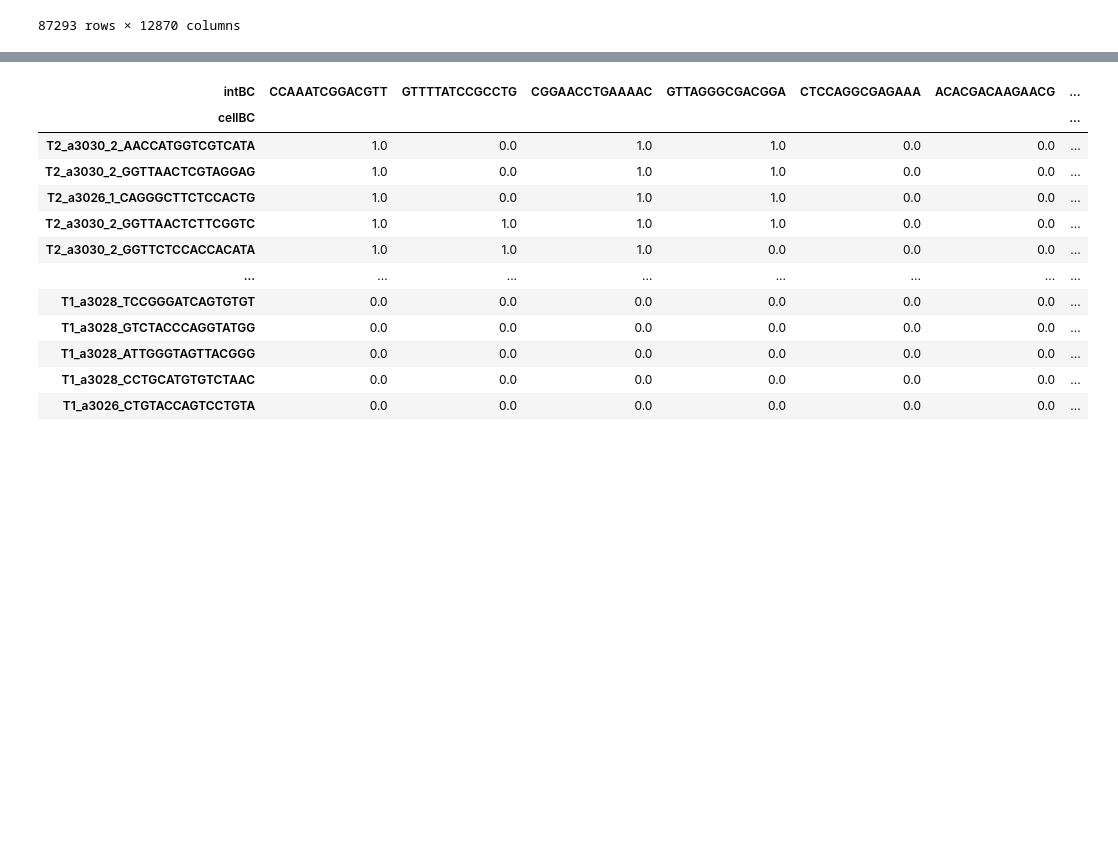
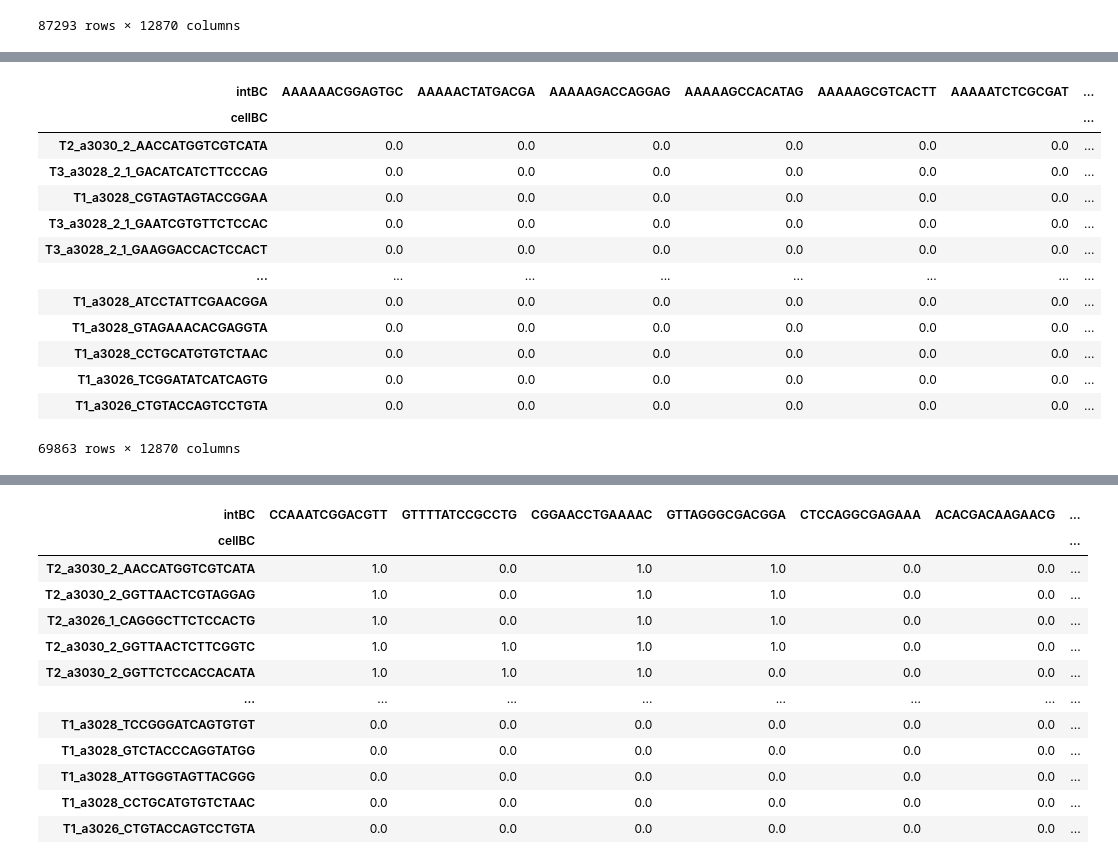
Before and after one commit to liangzhenhou/eTRACER, a Jupyter notebook: LineageTracing/scRNA/step02_clone_detection_and_plot_clonal_dynamics.ipynb, the cells around one changed output, grey strips where cells are left out. Cells and saved outputs as stored; diff of their text form; code cells hidden in the pictures; blank space fills up the shorter version.

```diff
--- a/LineageTracing/scRNA/step02_clone_detection_and_plot_clonal_dynamics.ipynb
+++ b/LineageTracing/scRNA/step02_clone_detection_and_plot_clonal_dynamics.ipynb
@@ -843,0 +899,18 @@ plt.show()
+# %%
+piv_assigned['lineageGrp'] = [ 'C'+str(lineageGrp) for lineageGrp in piv_assigned['lineageGrp']]
+piv_assigned
+# %% [output]
+| intBC | AAAAAACGGAGTGC | AAAAACTATGACGA | AAAAAGACCAGGAG | AAAAAGCCACATAG | AAAAAGCGTCACTT | AAAAATCTCGCGAT | ... |
+| cellBC |  |  |  |  |  |  | ... |
+| T2_a3030_2_AACCATGGTCGTCATA | 0.0 | 0.0 | 0.0 | 0.0 | 0.0 | 0.0 | ... |
+| T3_a3028_2_1_GACATCATCTTCCCAG | 0.0 | 0.0 | 0.0 | 0.0 | 0.0 | 0.0 | ... |
+| T1_a3028_CGTAGTAGTACCGGAA | 0.0 | 0.0 | 0.0 | 0.0 | 0.0 | 0.0 | ... |
+| T3_a3028_2_1_GAATCGTGTTCTCCAC | 0.0 | 0.0 | 0.0 | 0.0 | 0.0 | 0.0 | ... |
+| T3_a3028_2_1_GAAGGACCACTCCACT | 0.0 | 0.0 | 0.0 | 0.0 | 0.0 | 0.0 | ... |
+| ... | ... | ... | ... | ... | ... | ... | ... |
+| T1_a3028_ATCCTATTCGAACGGA | 0.0 | 0.0 | 0.0 | 0.0 | 0.0 | 0.0 | ... |
+| T1_a3028_GTAGAAACACGAGGTA | 0.0 | 0.0 | 0.0 | 0.0 | 0.0 | 0.0 | ... |
+| T1_a3028_CCTGCATGTGTCTAAC | 0.0 | 0.0 | 0.0 | 0.0 | 0.0 | 0.0 | ... |
+| T1_a3026_TCGGATATCATCAGTG | 0.0 | 0.0 | 0.0 | 0.0 | 0.0 | 0.0 | ... |
+| T1_a3026_CTGTACCAGTCCTGTA | 0.0 | 0.0 | 0.0 | 0.0 | 0.0 | 0.0 | ... |
+69863 rows × 12870 columns
```
Also changed, not shown: parts of 16 cells of this notebook.
